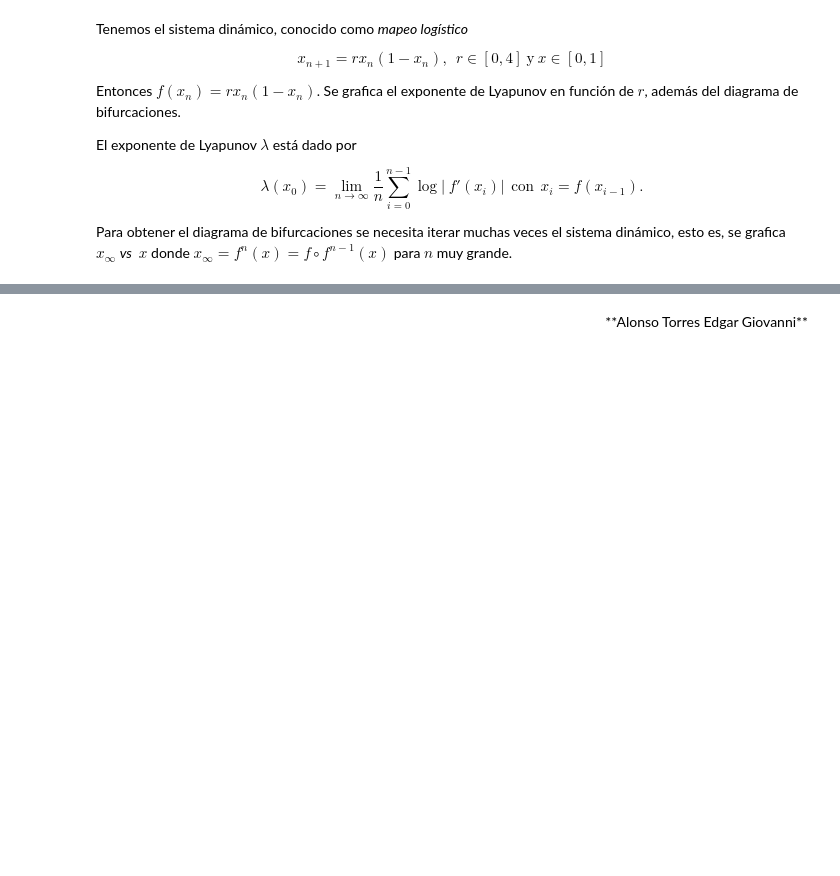
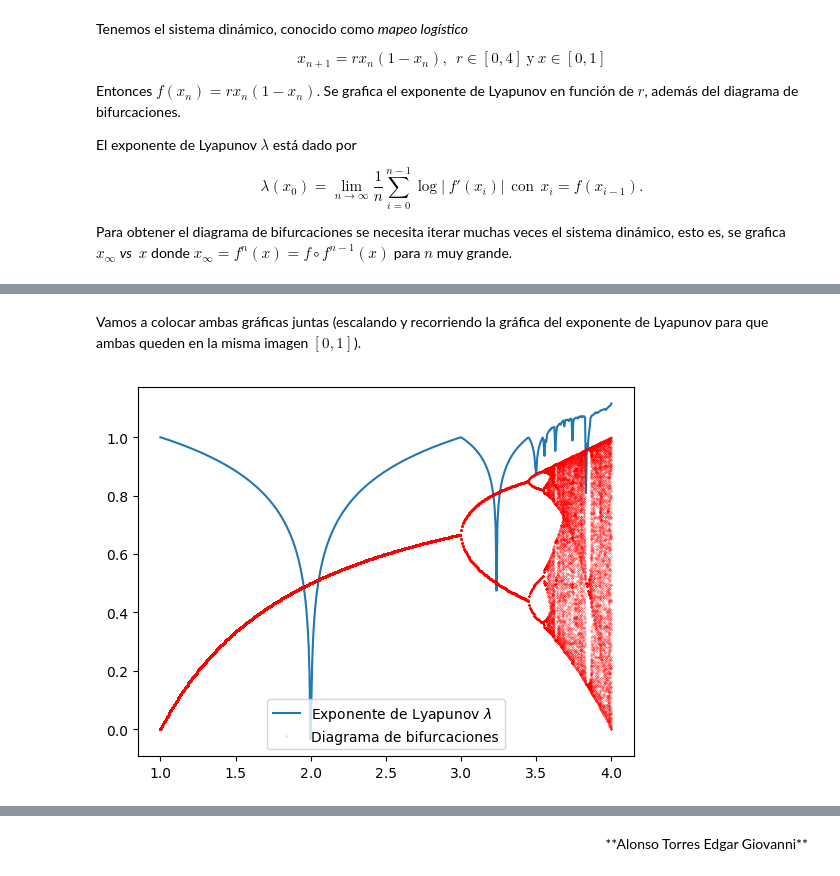
Before and after one commit to Giovanni-Alonso-Torres/Fisica_Computacional_Alonso_Torres, a Jupyter notebook: Tarea_18.ipynb, the cells around one changed output, grey strips where cells are left out. Drawn from its saved outputs; the diff is of its cells as text; code cells hidden in the pictures; blank space fills up the shorter version.

```diff
--- a/Tarea_18.ipynb
+++ b/Tarea_18.ipynb
@@ -74,0 +75,8 @@ xlim(2.5,4);
+# %% [markdown]
+Vamos a colocar ambas gráficas juntas (escalando y recorriendo la gráfica del exponente de Lyapunov para que ambas queden en la misma imagen $[0,1]$).
+# %%
+plot(r,(1/6)*L[1]+1,label=L"Exponente de Lyapunov $\lambda$")
+plot(L[2],L[3],"r.",markersize=0.3,label="Diagrama de bifurcaciones")
+legend();
+# %% [output]
+[figure, added]
```
Also changed, not shown: parts of 6 cells of this notebook.
